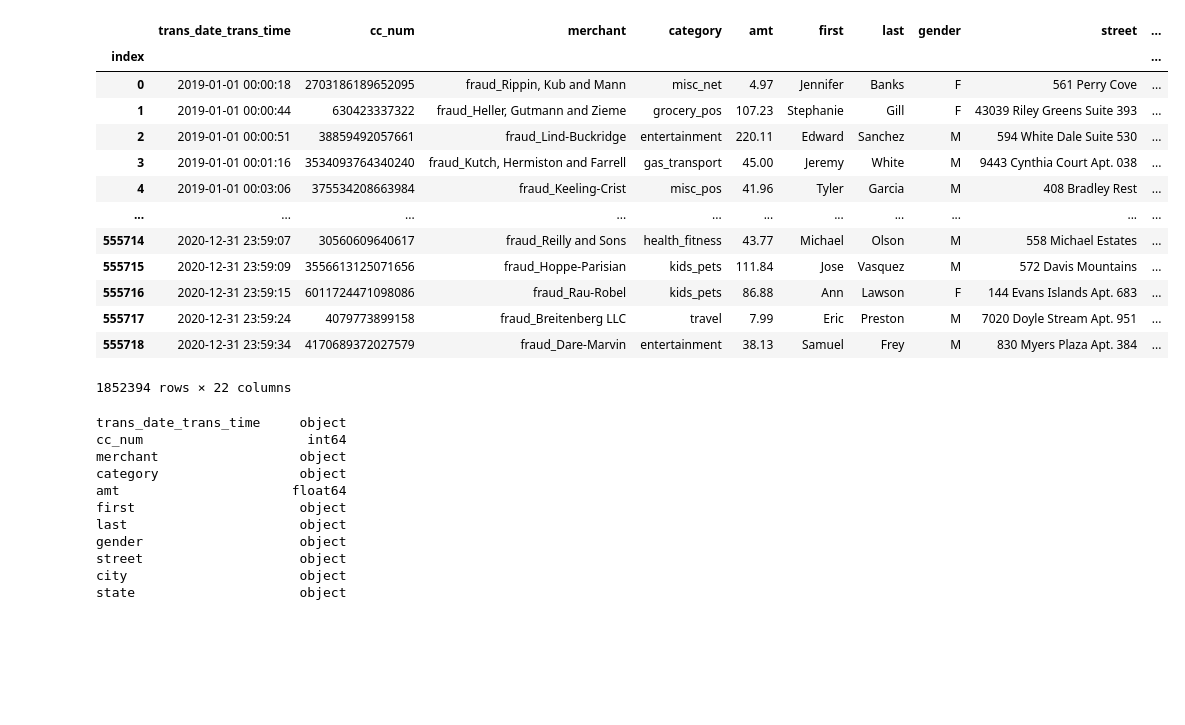
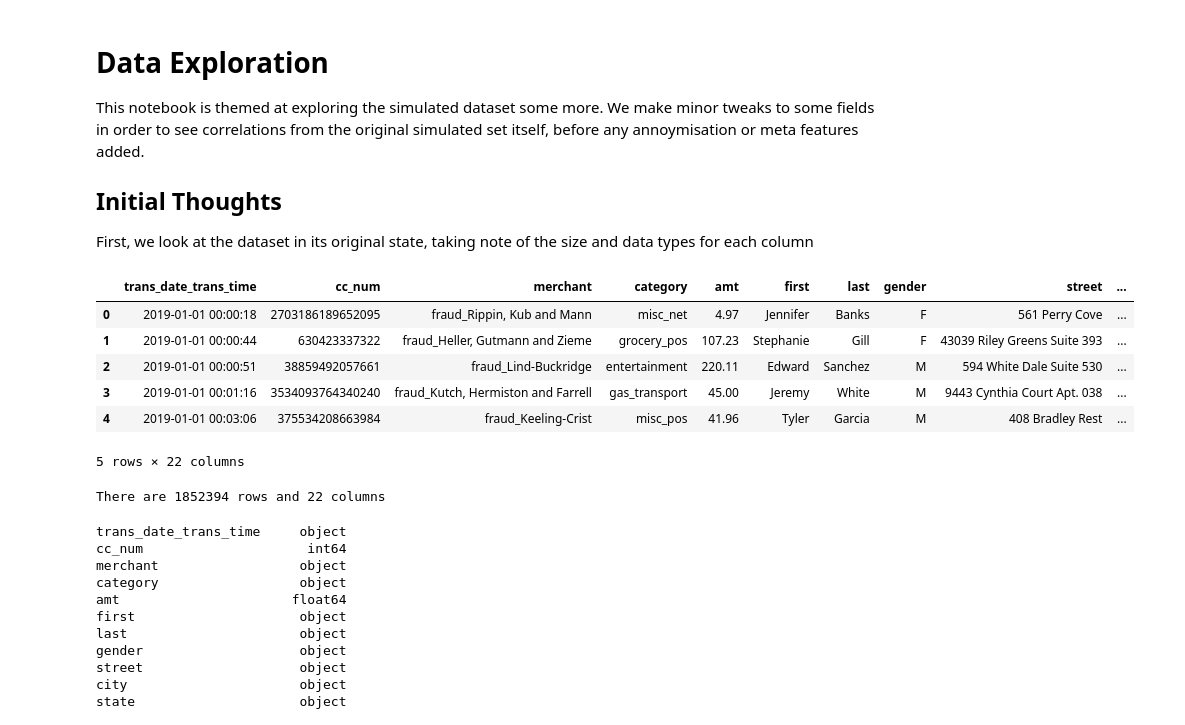
Before and after one commit to JacobChalk/ADS-Fraud-Detection, a Jupyter notebook: Exploration/Data Exploration.ipynb, the cells around one changed output. Drawn from its saved outputs; the diff is of its cells as text; code cells hidden in the pictures; blank space fills up the shorter version.

Commit message:
Changed exploration notebooks

```diff
--- a/Exploration/Data Exploration.ipynb
+++ b/Exploration/Data Exploration.ipynb
@@ -1,37 +36,32 @@
+# %% [markdown]
+# Data Exploration
+
+This notebook is themed at exploring the simulated dataset some more. We make minor tweaks to some fields in order to see correlations from the original simulated set itself, before any annoymisation or meta features added.
+
+## Initial Thoughts
+First, we look at the dataset in its original state, taking note of the size and data types for each column
 # %%
-import numpy as np
-import pandas as pd
-import matplotlib.pyplot as plt
-import seaborn as sns
-import warnings
-import math
-import time
-import datetime
-import gmaps
-
-warnings.filterwarnings('ignore')
-
 # Read and count samples for simulated set
-simulated_test = pd.read_csv("fraudTest.csv")
-simulated_train = pd.read_csv("fraudTrain.csv")
+simulated_train = pd.read_csv("data/synthetic_train.csv")
+simulated_test = pd.read_csv("data/synthetic_test.csv")
 simulated_dataset = pd.concat([simulated_train, simulated_test])
 del simulated_dataset['Unnamed: 0']
+simulated_dataset.dataframeName = 'simulated'
 simulated_dataset.rename_axis("index")
+simulated_dataset.head(5)
 # %% [output]
 |  | trans_date_trans_time | cc_num | merchant | category | amt | first | last | gender | street | ... |
-| index |  |  |  |  |  |  |  |  |  | ... |
 | 0 | 2019-01-01 00:00:18 | 2703186189652095 | fraud_Rippin, Kub and Mann | misc_net | 4.97 | Jennifer | Banks | F | 561 Perry Cove | ... |
 | 1 | 2019-01-01 00:00:44 | 630423337322 | fraud_Heller, Gutmann and Zieme | grocery_pos | 107.23 | Stephanie | Gill | F | 43039 Riley Greens Suite 393 | ... |
 | 2 | 2019-01-01 00:00:51 | 38859492057661 | fraud_Lind-Buckridge | entertainment | 220.11 | Edward | Sanchez | M | 594 White Dale Suite 530 | ... |
 | 3 | 2019-01-01 00:01:16 | 3534093764340240 | fraud_Kutch, Hermiston and Farrell | gas_transport | 45.00 | Jeremy | White | M | 9443 Cynthia Court Apt. 038 | ... |
 | 4 | 2019-01-01 00:03:06 | 375534208663984 | fraud_Keeling-Crist | misc_pos | 41.96 | Tyler | Garcia | M | 408 Bradley Rest | ... |
-| ... | ... | ... | ... | ... | ... | ... | ... | ... | ... | ... |
-| 555714 | 2020-12-31 23:59:07 | 30560609640617 | fraud_Reilly and Sons | health_fitness | 43.77 | Michael | Olson | M | 558 Michael Estates | ... |
-| 555715 | 2020-12-31 23:59:09 | 3556613125071656 | fraud_Hoppe-Parisian | kids_pets | 111.84 | Jose | Vasquez | M | 572 Davis Mountains | ... |
-| 555716 | 2020-12-31 23:59:15 | 6011724471098086 | fraud_Rau-Robel | kids_pets | 86.88 | Ann | Lawson | F | 144 Evans Islands Apt. 683 | ... |
-| 555717 | 2020-12-31 23:59:24 | 4079773899158 | fraud_Breitenberg LLC | travel | 7.99 | Eric | Preston | M | 7020 Doyle Stream Apt. 951 | ... |
-| 555718 | 2020-12-31 23:59:34 | 4170689372027579 | fraud_Dare-Marvin | entertainment | 38.13 | Samuel | Frey | M | 830 Myers Plaza Apt. 384 | ... |
-1852394 rows × 22 columns
+5 rows × 22 columns
+# %%
+nRow, nCol = simulated_dataset.shape
+print(f'There are {nRow} rows and {nCol} columns')
+# %% [output]
+There are 1852394 rows and 22 columns
 # %%
 simulated_dataset.dtypes
 # %% [output]
```
Also changed, not shown: parts of 27 cells of this notebook, 1 other file.
